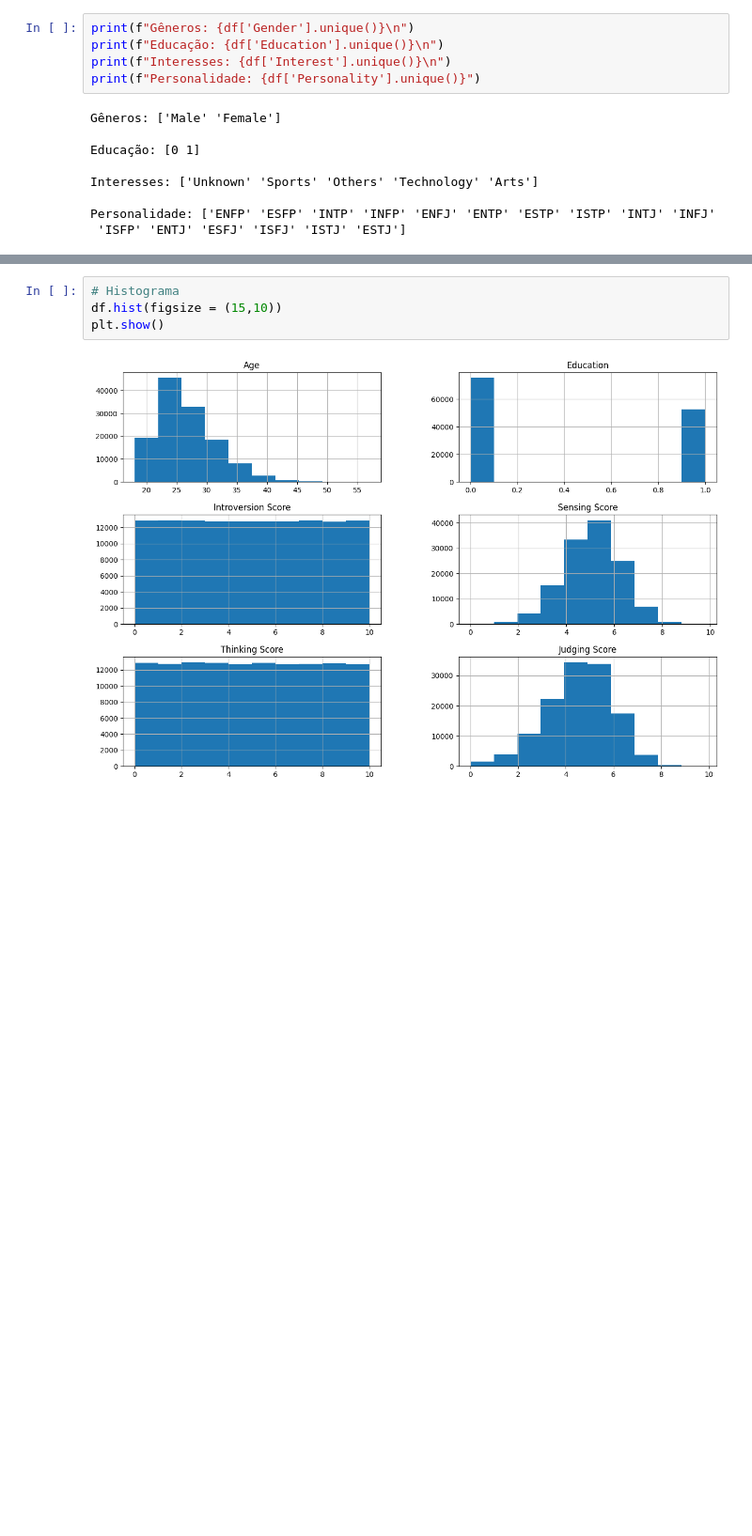
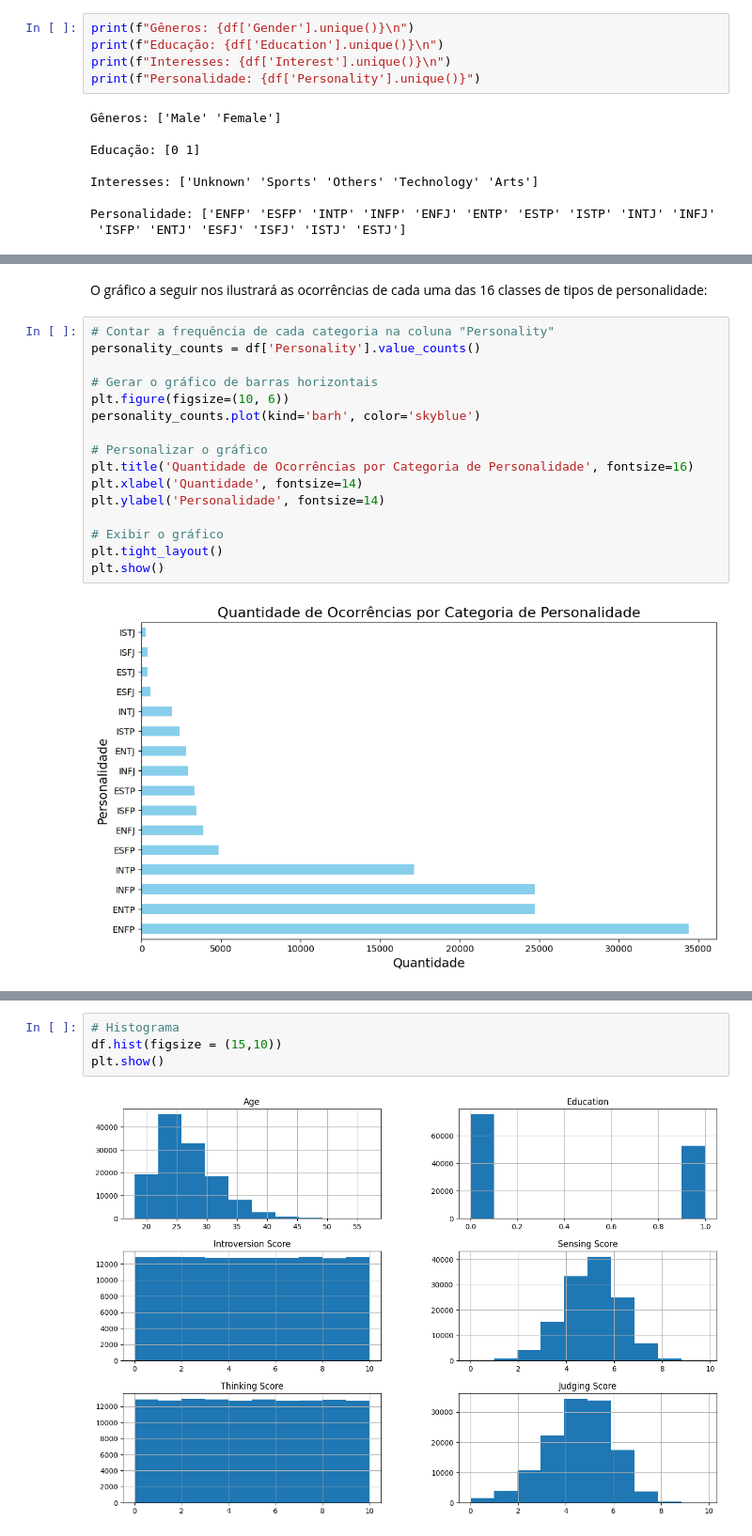
Before and after one commit to cristianofanchin/puc-rio, a Jupyter notebook: MVP_Sprint_ADBP.ipynb, the cells around one changed output, grey strips where cells are left out. Shown: that part at 94% size. Cells and saved outputs as stored; diff of their text form; blank space fills up the shorter version.

```diff
--- a/MVP_Sprint_ADBP.ipynb
+++ b/MVP_Sprint_ADBP.ipynb
@@ -251,0 +331,20 @@ Percebemosque as variáveis categóricas também possuem dados dentro do domíni
+# %% [markdown]
+O gráfico a seguir nos ilustrará as ocorrências de cada uma das 16 classes de tipos de personalidade:
+# %%
+# Contar a frequência de cada categoria na coluna "Personality"
+personality_counts = df['Personality'].value_counts()
+
+# Gerar o gráfico de barras horizontais
+plt.figure(figsize=(10, 6))
+personality_counts.plot(kind='barh', color='skyblue')
+
+# Personalizar o gráfico
+plt.title('Quantidade de Ocorrências por Categoria de Personalidade', fontsize=16)
+plt.xlabel('Quantidade', fontsize=14)
+plt.ylabel('Personalidade', fontsize=14)
+
+# Exibir o gráfico
+plt.tight_layout()
+plt.show()
+# %% [output]
+[figure, added]
```
Also changed, not shown: parts of 61 cells of this notebook.
